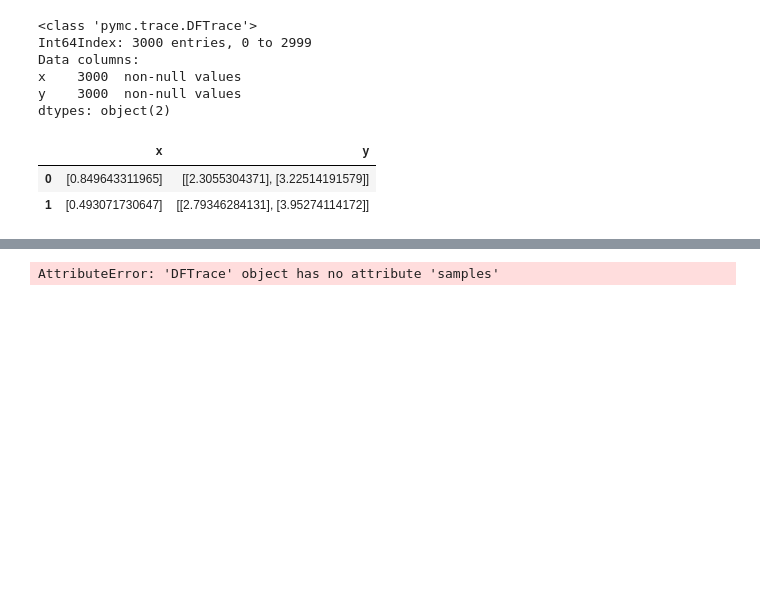
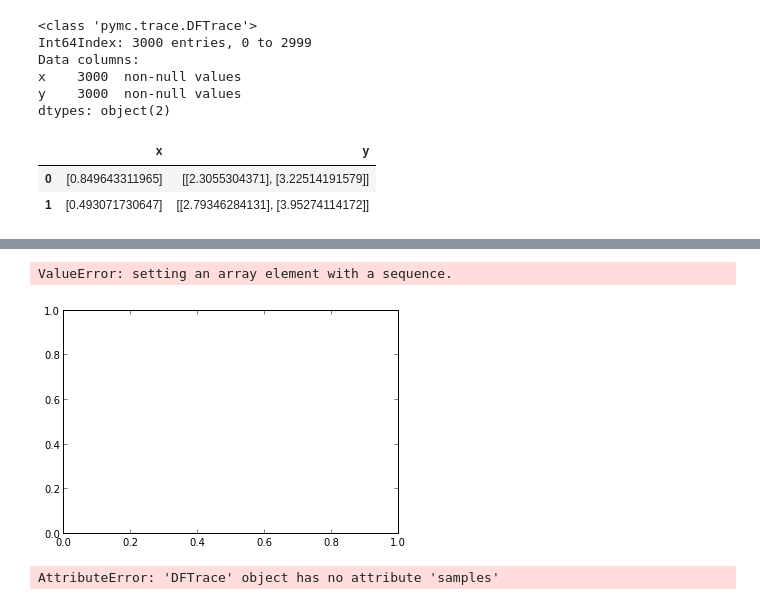
Before and after one commit to terhardt/pymc, a Jupyter notebook: examples/tutorial.ipynb, the cells around one changed output, grey strips where cells are left out. Saved outputs shown, nothing was run; the diff lists cells and outputs as text; code cells hidden in the pictures; blank space fills up the shorter version.

```diff
--- a/examples/tutorial.ipynb
+++ b/examples/tutorial.ipynb
@@ -91,3 +96,8 @@ trace[:2]
+# %%
+plot(trace.y)
+# %% [output]
+ValueError: setting an array element with a sequence.
+[figure, added]
 # %%
 traceplot(trace)
 # %% [output]
```
Also changed, not shown: parts of 1 cell of this notebook.
